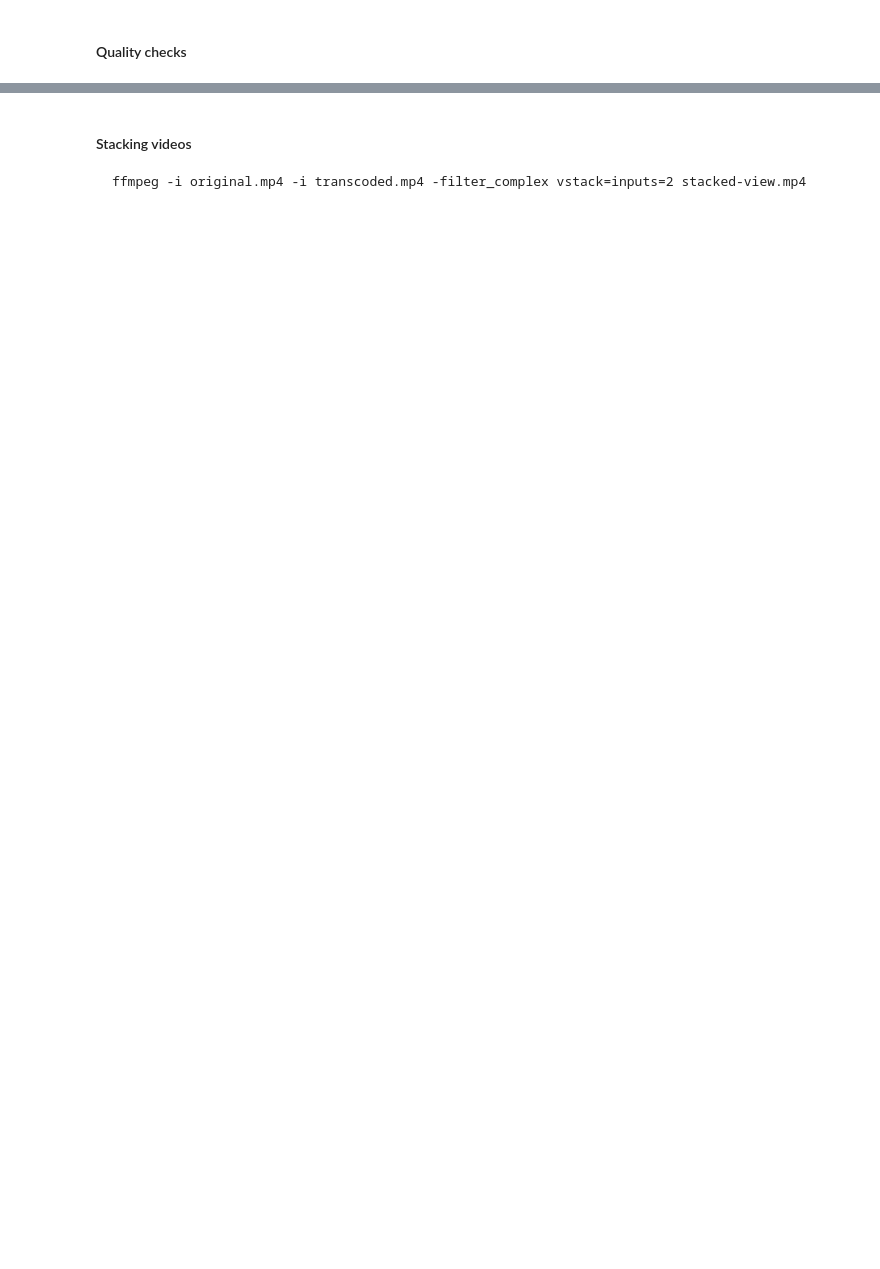
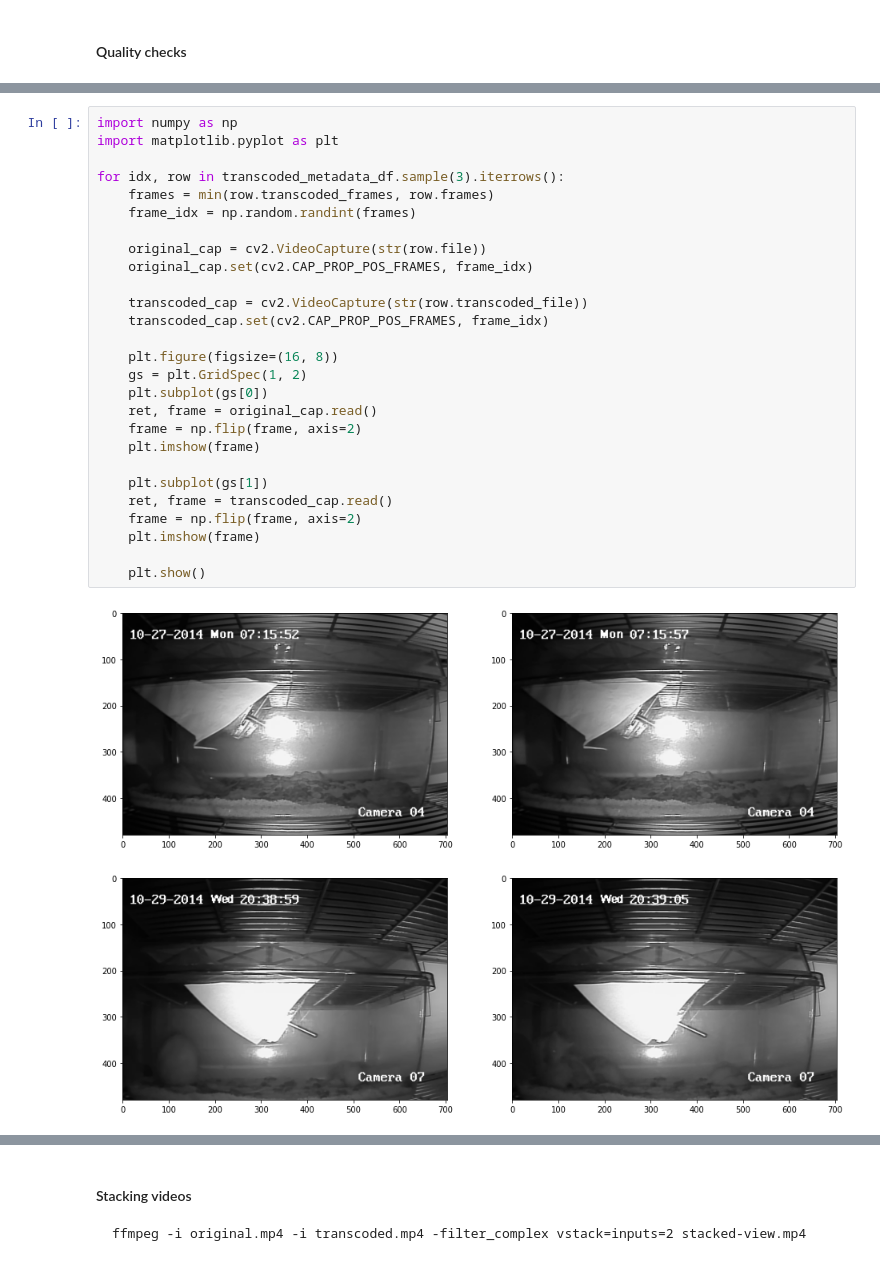
Before and after one commit to A-Telfer/preprocessing-behavior-videos, a Jupyter notebook: docs/_build/jupyter_execute/transcoding-large-experiments.ipynb, the cells around one changed output, grey strips where cells are left out. Cells and saved outputs as stored; diff of their text form; blank space fills up the shorter version.

```diff
--- a/docs/_build/jupyter_execute/transcoding-large-experiments.ipynb
+++ b/docs/_build/jupyter_execute/transcoding-large-experiments.ipynb
@@ -515,0 +514,30 @@ transcoded_metadata_df
+# %%
+import numpy as np
+import matplotlib.pyplot as plt
+
+for idx, row in transcoded_metadata_df.sample(3).iterrows():
+    frames = min(row.transcoded_frames, row.frames)
+    frame_idx = np.random.randint(frames)
+
+    original_cap = cv2.VideoCapture(str(row.file))
+    original_cap.set(cv2.CAP_PROP_POS_FRAMES, frame_idx)
+
+    transcoded_cap = cv2.VideoCapture(str(row.transcoded_file))
+    transcoded_cap.set(cv2.CAP_PROP_POS_FRAMES, frame_idx)
+
+    plt.figure(figsize=(16, 8))
+    gs = plt.GridSpec(1, 2)
+    plt.subplot(gs[0])
+    ret, frame = original_cap.read()
+    frame = np.flip(frame, axis=2)
+    plt.imshow(frame)
+
+    plt.subplot(gs[1])
+    ret, frame = transcoded_cap.read()
+    frame = np.flip(frame, axis=2)
+    plt.imshow(frame)
+
+    plt.show()
+# %% [output]
+[figure, added]
+[figure, added]
```
Also changed, not shown: parts of 14 cells of this notebook, 14 other files.
